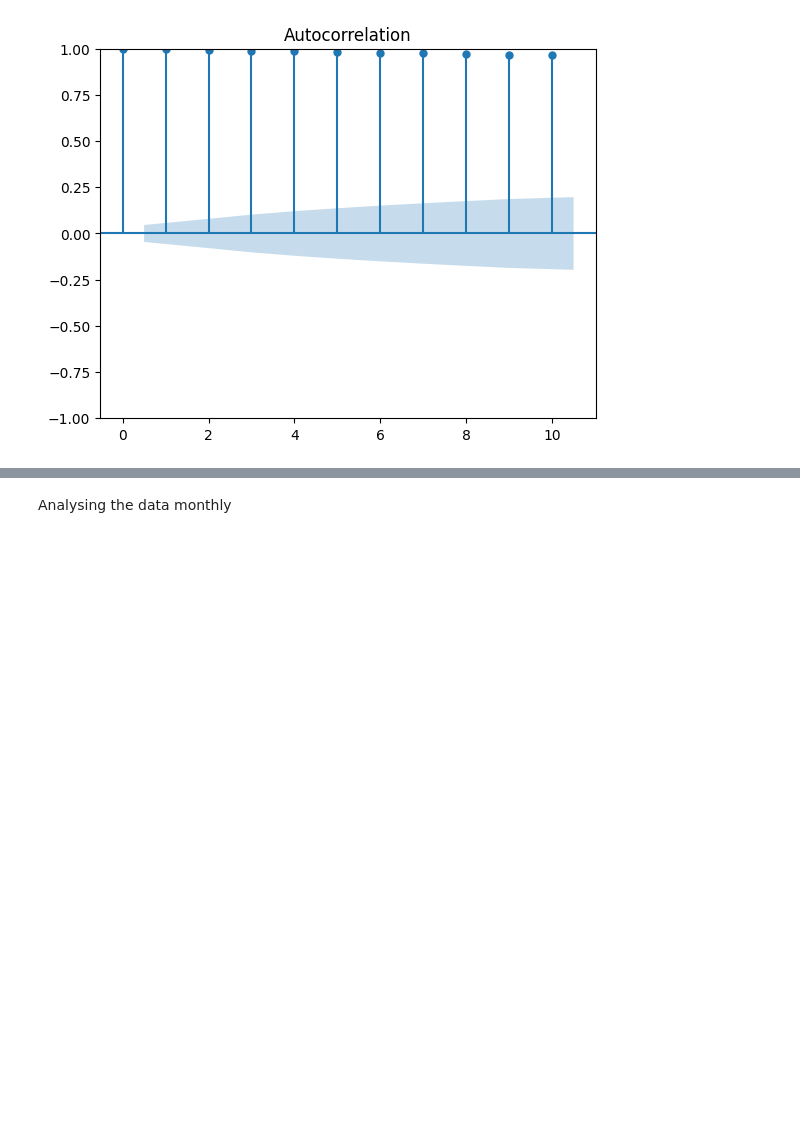
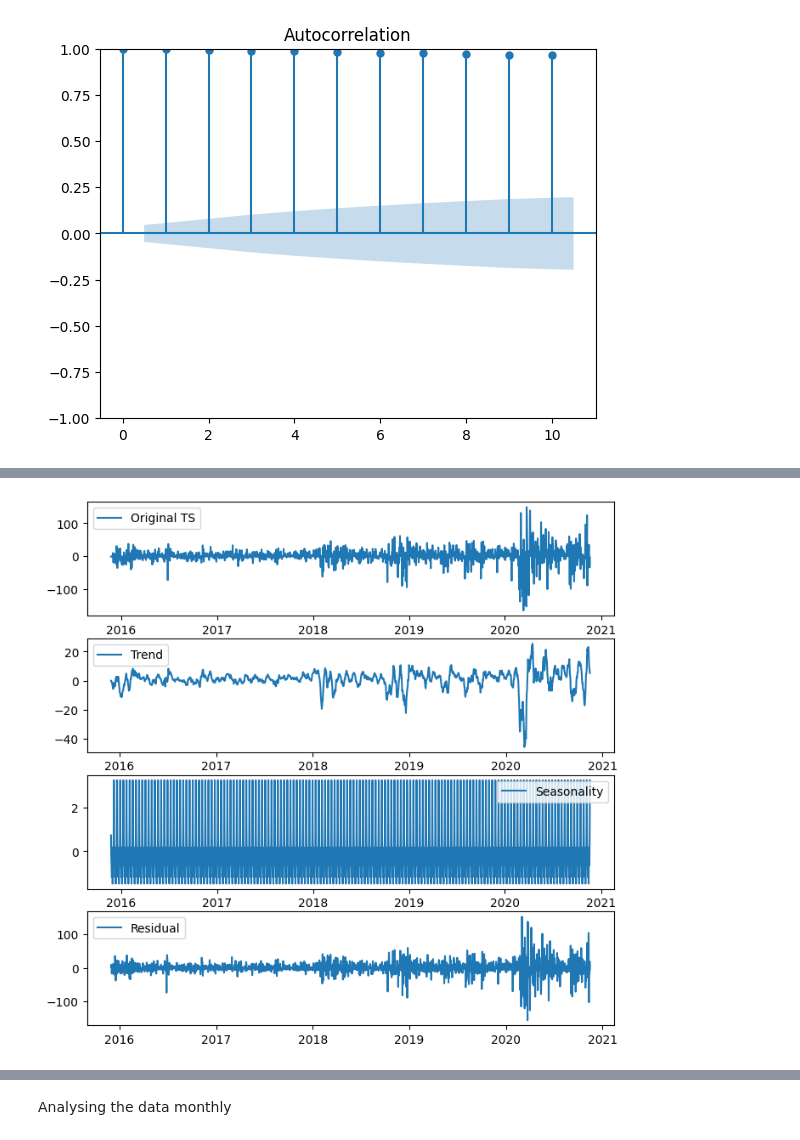
Before and after one commit to TheNoobGoda/time_series_project, a Jupyter notebook: yahoo_stock.ipynb, the cells around one changed output, grey strips where cells are left out. Cells and saved outputs as stored; diff of their text form; code cells hidden in the pictures; blank space fills up the shorter version.

```diff
--- a/yahoo_stock.ipynb
+++ b/yahoo_stock.ipynb
@@ -127,0 +138,18 @@ plt.show()
+# %%
+decompose_add=seasonal_decompose(daily_diff['High'][1:], model='additive', period=12)
+plt.figure(figsize=(8,8))
+plt.subplot(411)
+plt.plot(daily_diff['High'], label='Original TS')
+plt.legend(loc='best')
+plt.subplot(412)
+plt.plot(decompose_add.trend, label='Trend')
+plt.legend(loc='best')
+plt.subplot(413)
+plt.plot(decompose_add.seasonal,label='Seasonality')
+plt.legend(loc='best')
+plt.subplot(414)
+plt.plot(decompose_add.resid, label='Residual')
+plt.legend(loc='best')
+plt.show()
+# %% [output]
+[figure, added]
```
Also changed, not shown: parts of 7 cells of this notebook.
